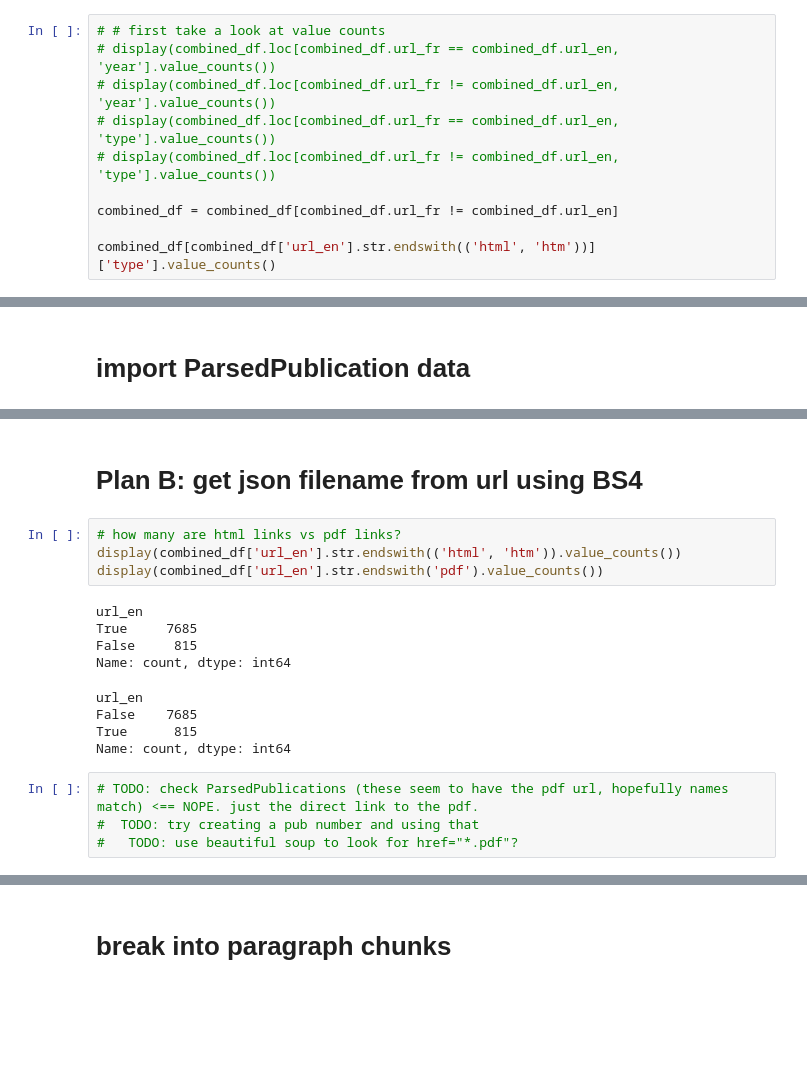
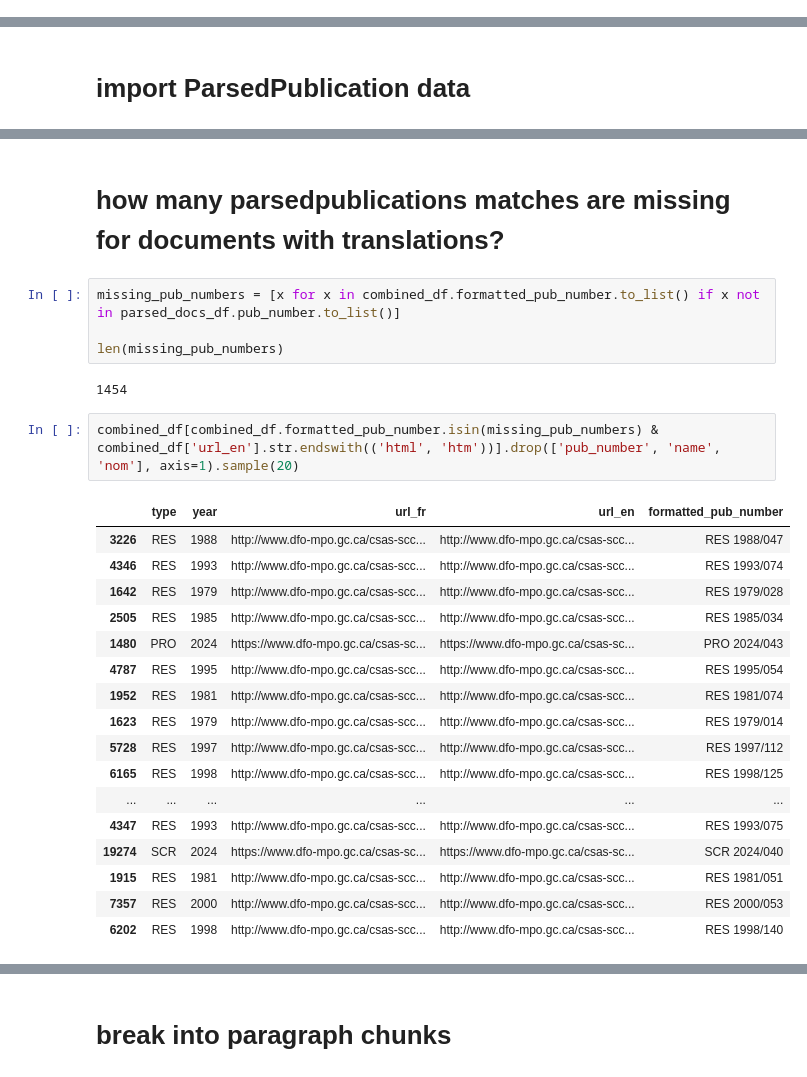
Before and after one commit to KevinCarr42/AI-Translation, a Jupyter notebook: fr_eng_correlation.ipynb, the cells around one changed output, grey strips where cells are left out. Drawn from its saved outputs; the diff is of its cells as text; blank space fills up the shorter version.

```diff
--- a/fr_eng_correlation.ipynb
+++ b/fr_eng_correlation.ipynb
@@ -62,10 +51,0 @@ combined_df.sample(10)
-# %%
-# # first take a look at value counts
-# display(combined_df.loc[combined_df.url_fr == combined_df.url_en, 'year'].value_counts())
-# display(combined_df.loc[combined_df.url_fr != combined_df.url_en, 'year'].value_counts())
-# display(combined_df.loc[combined_df.url_fr == combined_df.url_en, 'type'].value_counts())
-# display(combined_df.loc[combined_df.url_fr != combined_df.url_en, 'type'].value_counts())
-
-combined_df = combined_df[combined_df.url_fr != combined_df.url_en]
-
-combined_df[combined_df['url_en'].str.endswith(('html', 'htm'))]['type'].value_counts()
@@ -602,19 +249,28 @@ parsed_docs_df.sample(10)
-# %% [markdown]
-# Plan B: get json filename from url using BS4
-# %%
-# how many are html links vs pdf links?
-display(combined_df['url_en'].str.endswith(('html', 'htm')).value_counts())
-display(combined_df['url_en'].str.endswith('pdf').value_counts())
-# %% [output]
-url_en
-True     7685
-False     815
-Name: count, dtype: int64
-url_en
-False    7685
-True      815
-Name: count, dtype: int64
-# %%
-# TODO: check ParsedPublications (these seem to have the pdf url, hopefully names match) <== NOPE. just the direct link to the pdf.
-#  TODO: try creating a pub number and using that
-#   TODO: use beautiful soup to look for href="*.pdf"?
+# %% [markdown]
+# how many parsedpublications matches are missing for documents with translations?
+# %%
+missing_pub_numbers = [x for x in combined_df.formatted_pub_number.to_list() if x not in parsed_docs_df.pub_number.to_list()]
+
+len(missing_pub_numbers)
+# %% [output]
+1454
+# %%
+combined_df[combined_df.formatted_pub_number.isin(missing_pub_numbers) & combined_df['url_en'].str.endswith(('html', 'htm'))].drop(['pub_number', 'name', 'nom'], axis=1).sample(20)
+# %% [output]
+|  | type | year | url_fr | url_en | formatted_pub_number |
+| 3226 | RES | 1988 | http://www.dfo-mpo.gc.ca/csas-scc... | http://www.dfo-mpo.gc.ca/csas-scc... | RES 1988/047 |
+| 4346 | RES | 1993 | http://www.dfo-mpo.gc.ca/csas-scc... | http://www.dfo-mpo.gc.ca/csas-scc... | RES 1993/074 |
+| 1642 | RES | 1979 | http://www.dfo-mpo.gc.ca/csas-scc... | http://www.dfo-mpo.gc.ca/csas-scc... | RES 1979/028 |
+| 2505 | RES | 1985 | http://www.dfo-mpo.gc.ca/csas-scc... | http://www.dfo-mpo.gc.ca/csas-scc... | RES 1985/034 |
+| 1480 | PRO | 2024 | https://www.dfo-mpo.gc.ca/csas-sc... | https://www.dfo-mpo.gc.ca/csas-sc... | PRO 2024/043 |
+| 4787 | RES | 1995 | http://www.dfo-mpo.gc.ca/csas-scc... | http://www.dfo-mpo.gc.ca/csas-scc... | RES 1995/054 |
+| 1952 | RES | 1981 | http://www.dfo-mpo.gc.ca/csas-scc... | http://www.dfo-mpo.gc.ca/csas-scc... | RES 1981/074 |
+| 1623 | RES | 1979 | http://www.dfo-mpo.gc.ca/csas-scc... | http://www.dfo-mpo.gc.ca/csas-scc... | RES 1979/014 |
+| 5728 | RES | 1997 | http://www.dfo-mpo.gc.ca/csas-scc... | http://www.dfo-mpo.gc.ca/csas-scc... | RES 1997/112 |
+| 6165 | RES | 1998 | http://www.dfo-mpo.gc.ca/csas-scc... | http://www.dfo-mpo.gc.ca/csas-scc... | RES 1998/125 |
+| ... | ... | ... | ... | ... | ... |
+| 4347 | RES | 1993 | http://www.dfo-mpo.gc.ca/csas-scc... | http://www.dfo-mpo.gc.ca/csas-scc... | RES 1993/075 |
+| 19274 | SCR | 2024 | https://www.dfo-mpo.gc.ca/csas-sc... | https://www.dfo-mpo.gc.ca/csas-sc... | SCR 2024/040 |
+| 1915 | RES | 1981 | http://www.dfo-mpo.gc.ca/csas-scc... | http://www.dfo-mpo.gc.ca/csas-scc... | RES 1981/051 |
+| 7357 | RES | 2000 | http://www.dfo-mpo.gc.ca/csas-scc... | http://www.dfo-mpo.gc.ca/csas-scc... | RES 2000/053 |
+| 6202 | RES | 1998 | http://www.dfo-mpo.gc.ca/csas-scc... | http://www.dfo-mpo.gc.ca/csas-scc... | RES 1998/140 |
```
Also changed, not shown: parts of 36 cells of this notebook.
